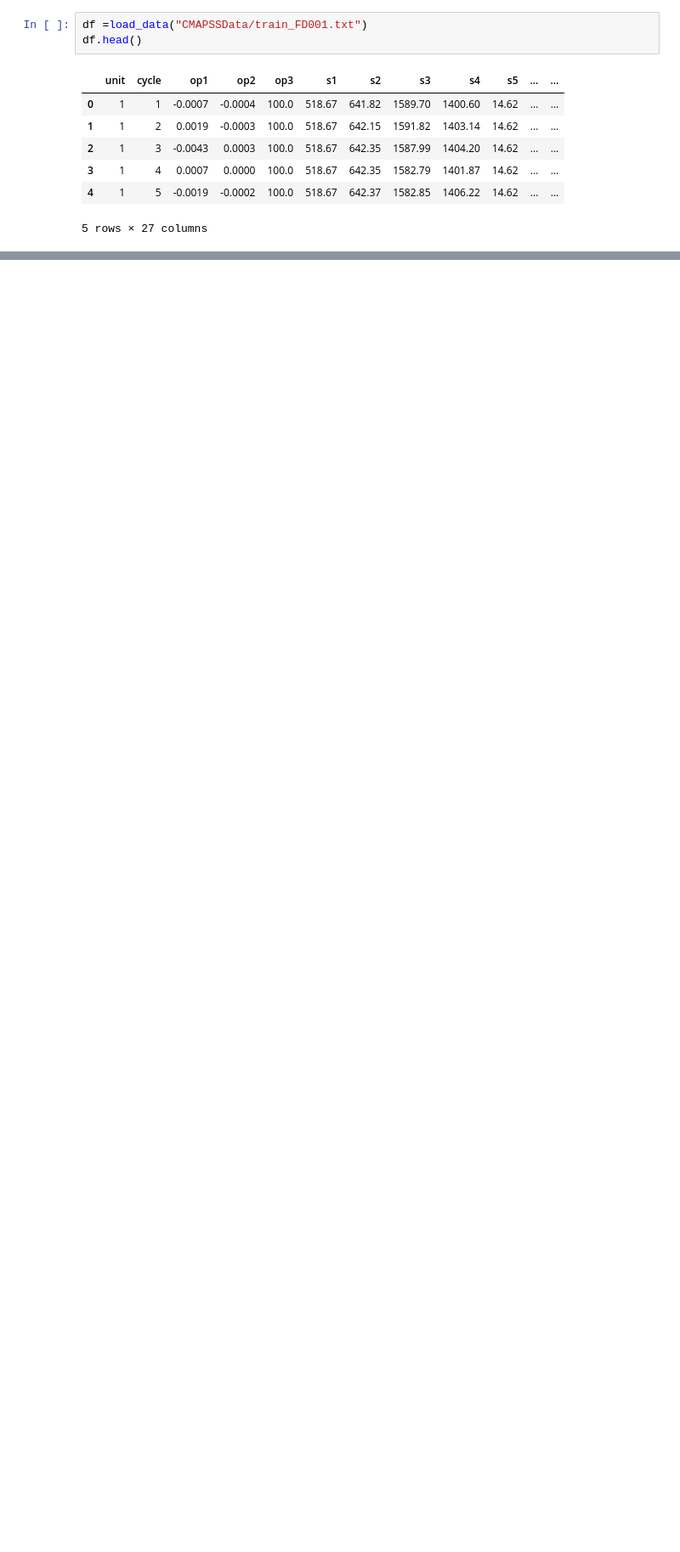
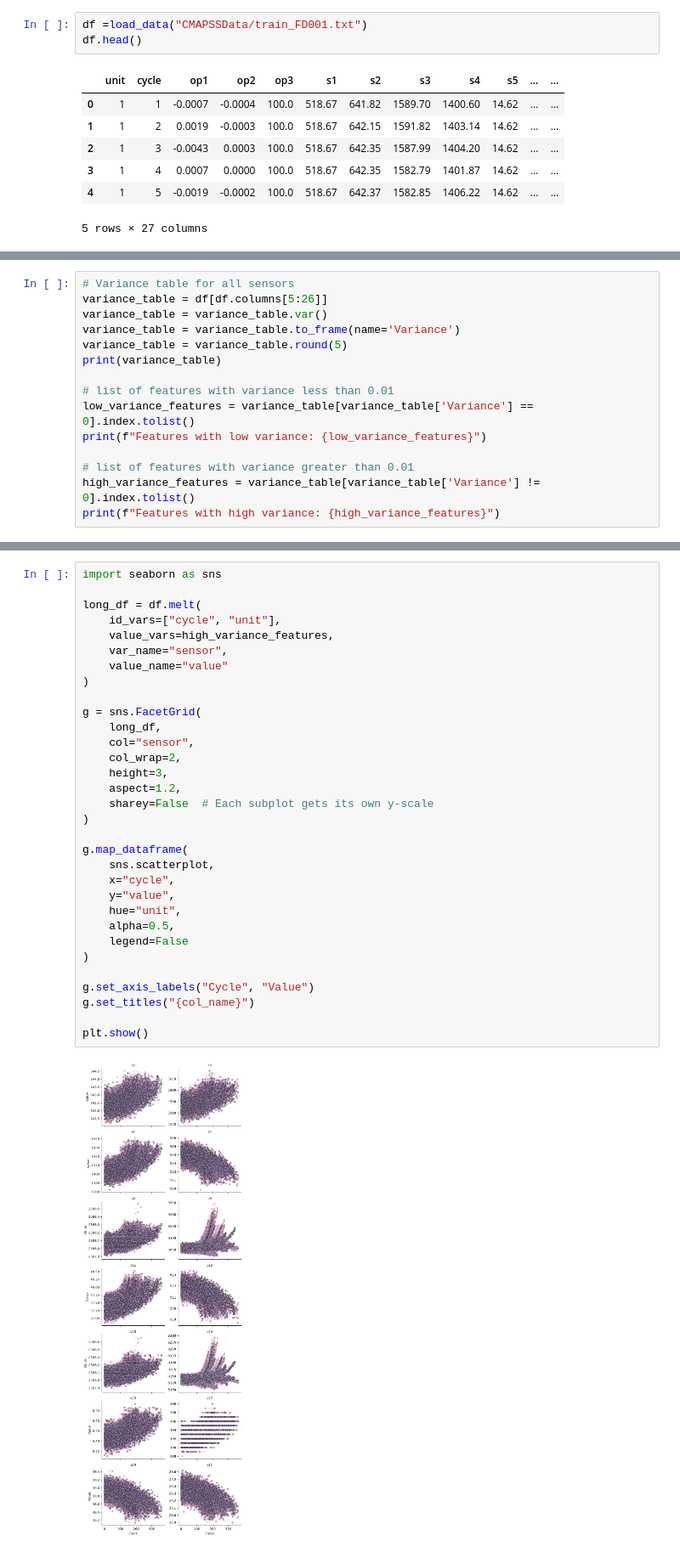
Before and after one commit to BaptisteCambon/Engine_Failure, a Jupyter notebook: notebook.ipynb, the cells around one changed output, grey strips where cells are left out. Shown at 85% size. Saved outputs shown, nothing was run; the diff lists cells and outputs as text; blank space fills up the shorter version.

```diff
--- a/notebook.ipynb
+++ b/notebook.ipynb
@@ -87,0 +29,15 @@ plt.show()
+# %%
+# Variance table for all sensors
+variance_table = df[df.columns[5:26]]
+variance_table = variance_table.var()
+variance_table = variance_table.to_frame(name='Variance')
+variance_table = variance_table.round(5)
+print(variance_table)
+
+# list of features with variance less than 0.01
+low_variance_features = variance_table[variance_table['Variance'] == 0].index.tolist()
+print(f"Features with low variance: {low_variance_features}")
+
+# list of features with variance greater than 0.01
+high_variance_features = variance_table[variance_table['Variance'] != 0].index.tolist()
+print(f"Features with high variance: {high_variance_features}")
@@ -87,0 +114,34 @@ plt.show()
+# %%
+import seaborn as sns
+
+long_df = df.melt(
+    id_vars=["cycle", "unit"],
+    value_vars=high_variance_features,
+    var_name="sensor",
+    value_name="value"
+)
+
+g = sns.FacetGrid(
+    long_df,
+    col="sensor",
+    col_wrap=2,
+    height=3,
+    aspect=1.2,
+    sharey=False  # Each subplot gets its own y-scale
+)
+
+g.map_dataframe(
+    sns.scatterplot,
+    x="cycle",
+    y="value",
+    hue="unit",
+    alpha=0.5,
+    legend=False
+)
+
+g.set_axis_labels("Cycle", "Value")
+g.set_titles("{col_name}")
+
+plt.show()
+# %% [output]
+[figure, added]
```
Also changed, not shown: parts of 18 cells of this notebook.
